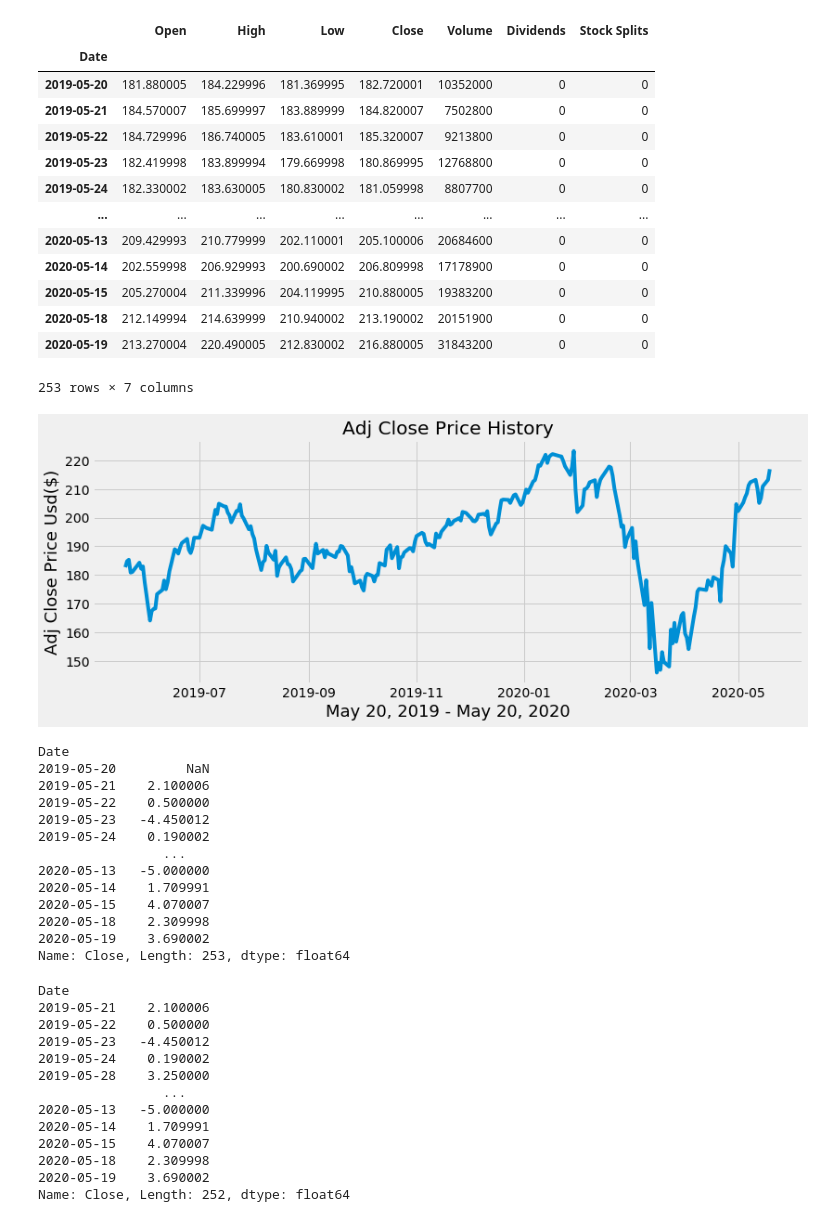
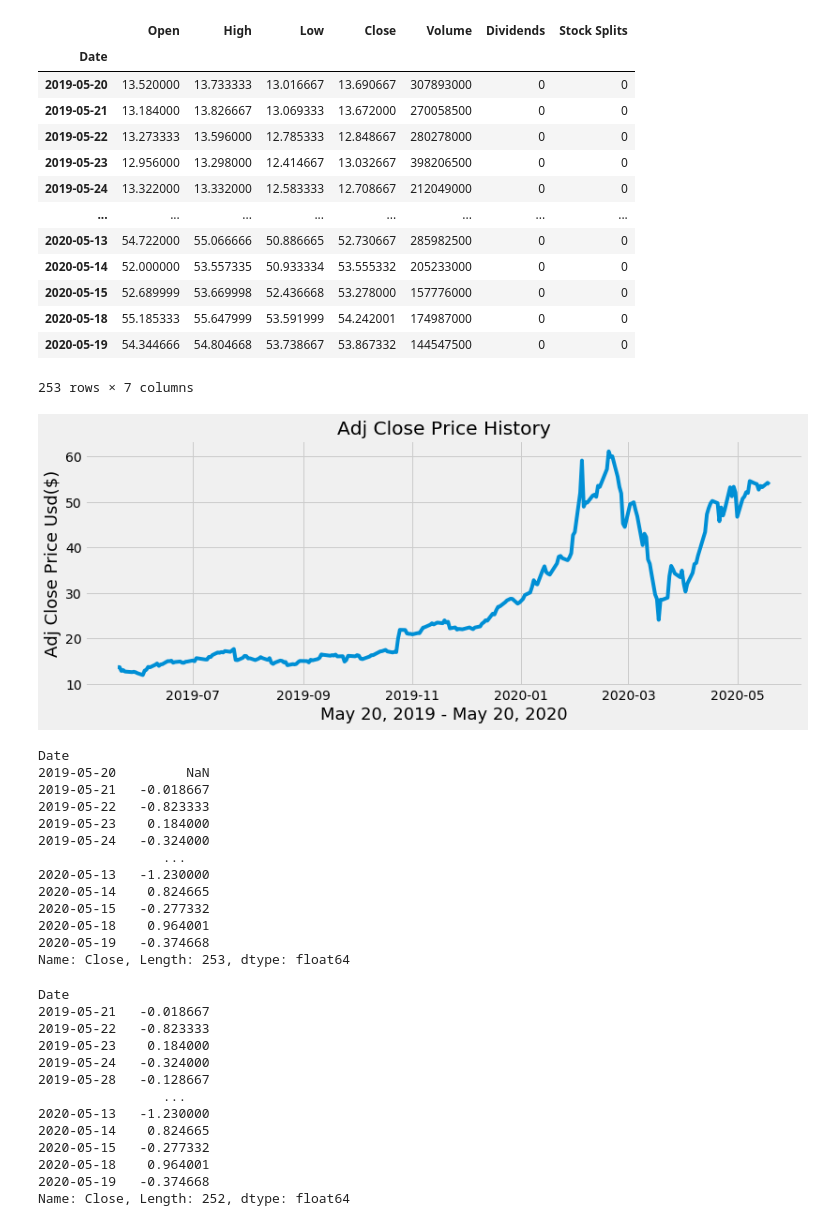
Before and after one commit to nafissaad/Tutorial1, a Jupyter notebook: Tutorial/Python for finance Computer Science/Trading Strategy Technical Analysis Using Python 40.ipynb, the cells around one changed output. Drawn from its saved outputs; the diff is of its cells as text; code cells hidden in the pictures.

```diff
--- a/Tutorial/Python for finance Computer Science/Trading Strategy Technical Analysis Using Python 40.ipynb
+++ b/Tutorial/Python for finance Computer Science/Trading Strategy Technical Analysis Using Python 40.ipynb
@@ -9,22 +9,22 @@ import yfinance as yf
 plt.style.use('fivethirtyeight')
 # %%
 #load the data
-df= yf.Ticker('META').history(start='2019-05-20',end='2020-05-20')
+df= yf.Ticker('TSLA').history(start='2019-05-20',end='2020-05-20')
 df
 # %% [output]
 |  | Open | High | Low | Close | Volume | Dividends | Stock Splits |
 | Date |  |  |  |  |  |  |  |
-| 2019-05-20 | 181.880005 | 184.229996 | 181.369995 | 182.720001 | 10352000 | 0 | 0 |
-| 2019-05-21 | 184.570007 | 185.699997 | 183.889999 | 184.820007 | 7502800 | 0 | 0 |
-| 2019-05-22 | 184.729996 | 186.740005 | 183.610001 | 185.320007 | 9213800 | 0 | 0 |
-| 2019-05-23 | 182.419998 | 183.899994 | 179.669998 | 180.869995 | 12768800 | 0 | 0 |
-| 2019-05-24 | 182.330002 | 183.630005 | 180.830002 | 181.059998 | 8807700 | 0 | 0 |
+| 2019-05-20 | 13.520000 | 13.733333 | 13.016667 | 13.690667 | 307893000 | 0 | 0 |
+| 2019-05-21 | 13.184000 | 13.826667 | 13.069333 | 13.672000 | 270058500 | 0 | 0 |
+| 2019-05-22 | 13.273333 | 13.596000 | 12.785333 | 12.848667 | 280278000 | 0 | 0 |
+| 2019-05-23 | 12.956000 | 13.298000 | 12.414667 | 13.032667 | 398206500 | 0 | 0 |
+| 2019-05-24 | 13.322000 | 13.332000 | 12.583333 | 12.708667 | 212049000 | 0 | 0 |
 | ... | ... | ... | ... | ... | ... | ... | ... |
-| 2020-05-13 | 209.429993 | 210.779999 | 202.110001 | 205.100006 | 20684600 | 0 | 0 |
-| 2020-05-14 | 202.559998 | 206.929993 | 200.690002 | 206.809998 | 17178900 | 0 | 0 |
-| 2020-05-15 | 205.270004 | 211.339996 | 204.119995 | 210.880005 | 19383200 | 0 | 0 |
-| 2020-05-18 | 212.149994 | 214.639999 | 210.940002 | 213.190002 | 20151900 | 0 | 0 |
-| 2020-05-19 | 213.270004 | 220.490005 | 212.830002 | 216.880005 | 31843200 | 0 | 0 |
+| 2020-05-13 | 54.722000 | 55.066666 | 50.886665 | 52.730667 | 285982500 | 0 | 0 |
+| 2020-05-14 | 52.000000 | 53.557335 | 50.933334 | 53.555332 | 205233000 | 0 | 0 |
+| 2020-05-15 | 52.689999 | 53.669998 | 52.436668 | 53.278000 | 157776000 | 0 | 0 |
+| 2020-05-18 | 55.185333 | 55.647999 | 53.591999 | 54.242001 | 174987000 | 0 | 0 |
+| 2020-05-19 | 54.344666 | 54.804668 | 53.738667 | 53.867332 | 144547500 | 0 | 0 |
 253 rows × 7 columns
 # %%
 #set the dates as the index for the data
@@ -39,7 +39,7 @@ plt.xlabel('May 20, 2019 - May 20, 2020',fontsize=18)
 plt.ylabel('Adj Close Price Usd($)',fontsize=18)
 plt.show()
 # %% [output]
-[figure, old version]
+[figure, new version]
 # %%
 #Prepare the data to calculate The RSI
 #get the difference in price from the previous day
@@ -48,16 +48,16 @@ delta
 # %% [output]
 Date
 2019-05-20         NaN
-2019-05-21    2.100006
-2019-05-22    0.500000
-2019-05-23   -4.450012
-2019-05-24    0.190002
+2019-05-21   -0.018667
+2019-05-22   -0.823333
+2019-05-23    0.184000
+2019-05-24   -0.324000
                 ...
-2020-05-13   -5.000000
-2020-05-14    1.709991
-2020-05-15    4.070007
-2020-05-18    2.309998
-2020-05-19    3.690002
+2020-05-13   -1.230000
+2020-05-14    0.824665
+2020-05-15   -0.277332
+2020-05-18    0.964001
+2020-05-19   -0.374668
 Name: Close, Length: 253, dtype: float64
 # %%
 #get rid of NaN
@@ -65,17 +65,17 @@ delta=delta.dropna()
 delta
 # %% [output]
 Date
-2019-05-21    2.100006
-2019-05-22    0.500000
-2019-05-23   -4.450012
-2019-05-24    0.190002
-2019-05-28    3.250000
+2019-05-21   -0.018667
+2019-05-22   -0.823333
+2019-05-23    0.184000
+2019-05-24   -0.324000
+2019-05-28   -0.128667
                 ...
-2020-05-13   -5.000000
-2020-05-14    1.709991
-2020-05-15    4.070007
-2020-05-18    2.309998
-2020-05-19    3.690002
+2020-05-13   -1.230000
+2020-05-14    0.824665
+2020-05-15   -0.277332
+2020-05-18    0.964001
+2020-05-19   -0.374668
 Name: Close, Length: 252, dtype: float64
 # %%
 #Get the Possitive gains(up) and negative gain
```
Also changed, not shown: parts of 4 cells of this notebook.
